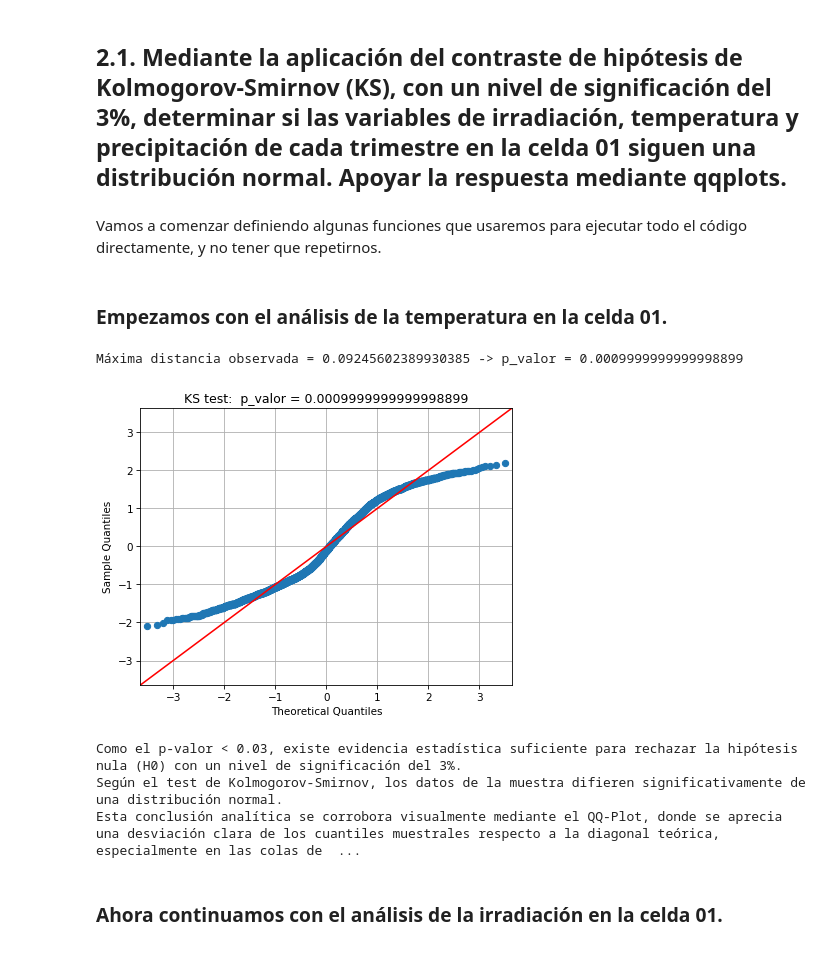
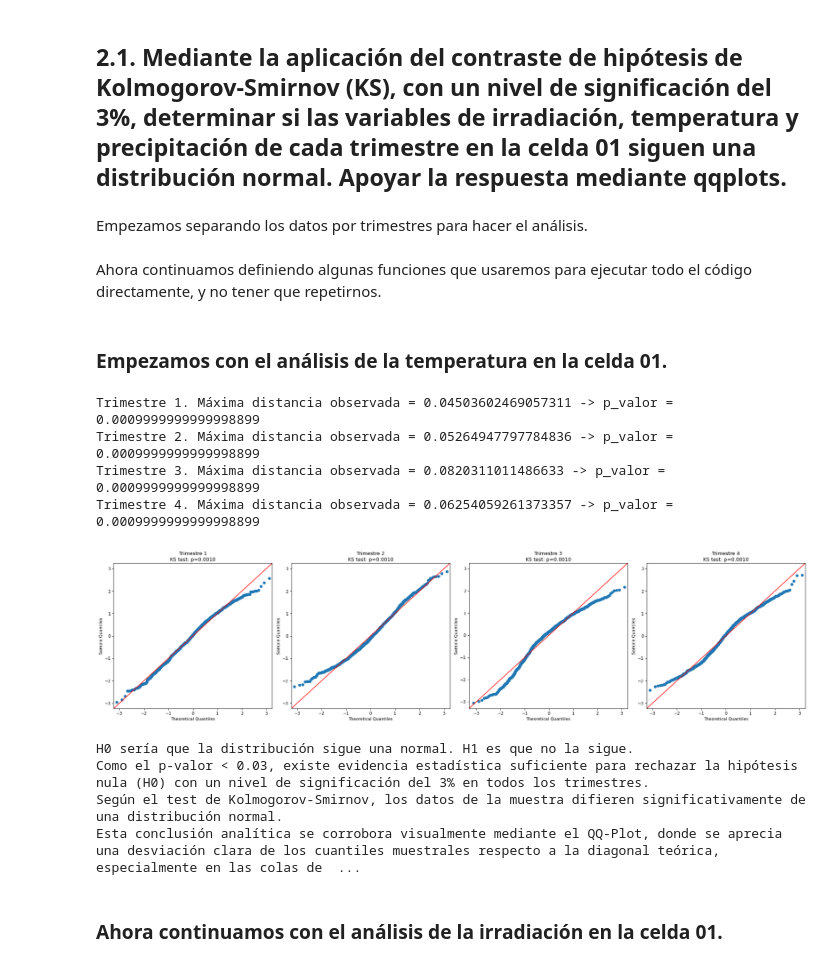
Before and after one commit to aurbanomurillo/t2_inferencia_estadistica, a Jupyter notebook: src/Apartado_2.ipynb, the cells around one changed output. Drawn from its saved outputs; the diff is of its cells as text; code cells hidden in the pictures.

```diff
--- a/src/Apartado_2.ipynb
+++ b/src/Apartado_2.ipynb
@@ -4,3 +4,7 @@
 En esta sección importaremos los datos necesarios para el análisis del apartado 2.
 # %%
 from carga_de_datos import *
+from pathlib import Path
+PROJECT_ROOT = Path.cwd().parent if Path.cwd().name == 'src' else Path.cwd()
+IMAGES_DIR = PROJECT_ROOT / 'images'
+IMAGES_DIR.mkdir(parents=True, exist_ok=True)
@@ -25,2 +11,4 @@ Dataframe con todos los datos leidos (filas: días, columnas: variables):
 # %% [markdown]
 ## 2.1. Mediante la aplicación del contraste de hipótesis de Kolmogorov-Smirnov (KS), con un nivel de significación del 3%, determinar si las variables de irradiación, temperatura y precipitación de cada trimestre en la celda 01 siguen una distribución normal. Apoyar la respuesta mediante qqplots.
+# %% [markdown]
+Empezamos separando los datos por trimestres para hacer el análisis.
@@ -27,3 +50,3 @@ Dataframe con todos los datos leidos (filas: días, columnas: variables):
 # %% [markdown]
-Vamos a comenzar definiendo algunas funciones que usaremos para ejecutar todo el código directamente, y no tener que repetirnos.
+Ahora continuamos definiendo algunas funciones que usaremos para ejecutar todo el código directamente, y no tener que repetirnos.
 # %%
@@ -49,22 +107,26 @@ def qqplot(x, p_valor, dist):
 # %% [markdown]
 ### Empezamos con el análisis de la temperatura en la celda 01.
 # %%
-# Elegimos lo que vamos a analizar
-x = df_orig_temp.TEMP_CELDA01
-alfa = 0.03
-
-max_d, p_valor = contraste_ks(x)
-
-qqplot(x, p_valor, dist=stats.norm)
+# Elegimos los parámetros para el análisis.
+analizar_trimestres(
+    df=df_temp,
+    columna_variable='TEMP_CELDA01',
+    nombre_imagen='Gráfico 2.1. QQ-Plot de la temperatura en la celda 01 por trimestres'
+)
 
 # Conclusión
-print(f"""Como el p-valor < {alfa}, existe evidencia estadística suficiente para rechazar la hipótesis nula (H0) con un nivel de significación del {alfa * 100:.0f}%.
+print(f"""H0 sería que la distribución sigue una normal. H1 es que no la sigue.
+Como el p-valor < {alfa}, existe evidencia estadística suficiente para rechazar la hipótesis nula (H0) con un nivel de significación del {alfa * 100:.0f}% en todos los trimestres.
 Según el test de Kolmogorov-Smirnov, los datos de la muestra difieren significativamente de una distribución normal.
 Esta conclusión analítica se corrobora visualmente mediante el QQ-Plot, donde se aprecia una desviación clara de los cuantiles muestrales respecto a la diagonal teórica, especialmente en las colas de la distribución, indicando asimetría o curtosis que la normal no puede capturar.""")
 # %% [output]
-Máxima distancia observada = 0.09245602389930385 -> p_valor = 0.0009999999999998899
+Trimestre 1. Máxima distancia observada = 0.04503602469057311 -> p_valor = 0.0009999999999998899
+Trimestre 2. Máxima distancia observada = 0.05264947797784836 -> p_valor = 0.0009999999999998899
+Trimestre 3. Máxima distancia observada = 0.0820311011486633 -> p_valor = 0.0009999999999998899
+Trimestre 4. Máxima distancia observada = 0.06254059261373357 -> p_valor = 0.0009999999999998899
-[figure, old version]
+[figure, new version]
-Como el p-valor < 0.03, existe evidencia estadística suficiente para rechazar la hipótesis nula (H0) con un nivel de significación del 3%.
+H0 sería que la distribución sigue una normal. H1 es que no la sigue.
+Como el p-valor < 0.03, existe evidencia estadística suficiente para rechazar la hipótesis nula (H0) con un nivel de significación del 3% en todos los trimestres.
 Según el test de Kolmogorov-Smirnov, los datos de la muestra difieren significativamente de una distribución normal.
 Esta conclusión analítica se corrobora visualmente mediante el QQ-Plot, donde se aprecia una desviación clara de los cuantiles muestrales respecto a la diagonal teórica, especialmente en las colas de  ...
 # %% [markdown]
```
Also changed, not shown: parts of 9 cells of this notebook, 6 other files.
